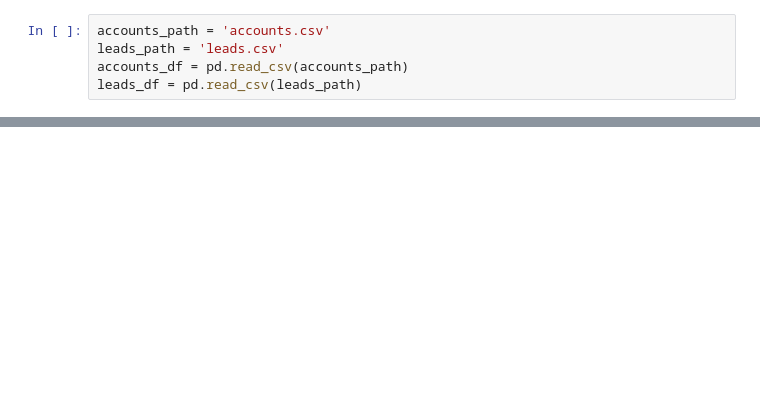
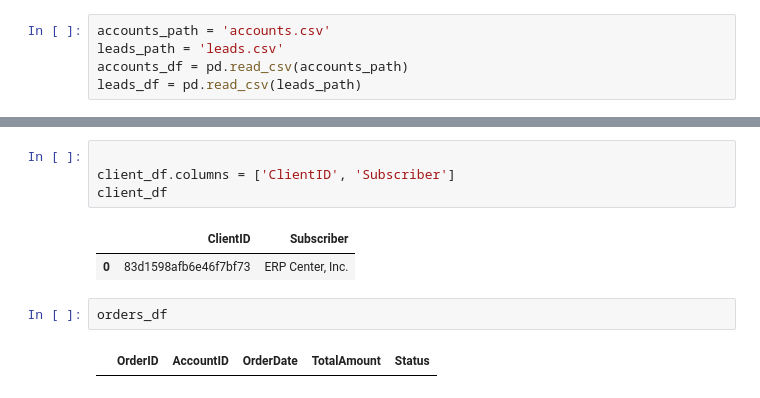
Before and after one commit to hari3mo/crud, a Jupyter notebook: tables.ipynb, the cells around one changed output, grey strips where cells are left out. Saved outputs shown, nothing was run; the diff lists cells and outputs as text; blank space fills up the shorter version.

```diff
--- a/tables.ipynb
+++ b/tables.ipynb
@@ -14,3 +35,14 @@ order_details_df = pd.DataFrame(columns=['OrderDetailID', 'OrderID', 'ProductID'
+# %%
+
+client_df.columns = ['ClientID', 'Subscriber']
+client_df
+# %% [output]
+|  | ClientID | Subscriber |
+| 0 | 83d1598afb6e46f7bf73 | ERP Center, Inc. |
+# %%
+orders_df
+# %% [output]
+|  | OrderID | AccountID | OrderDate | TotalAmount | Status |
 # %%
 support_ticket_df
 # %% [output]
```
Also changed, not shown: parts of 11 cells of this notebook, 10 other files.
